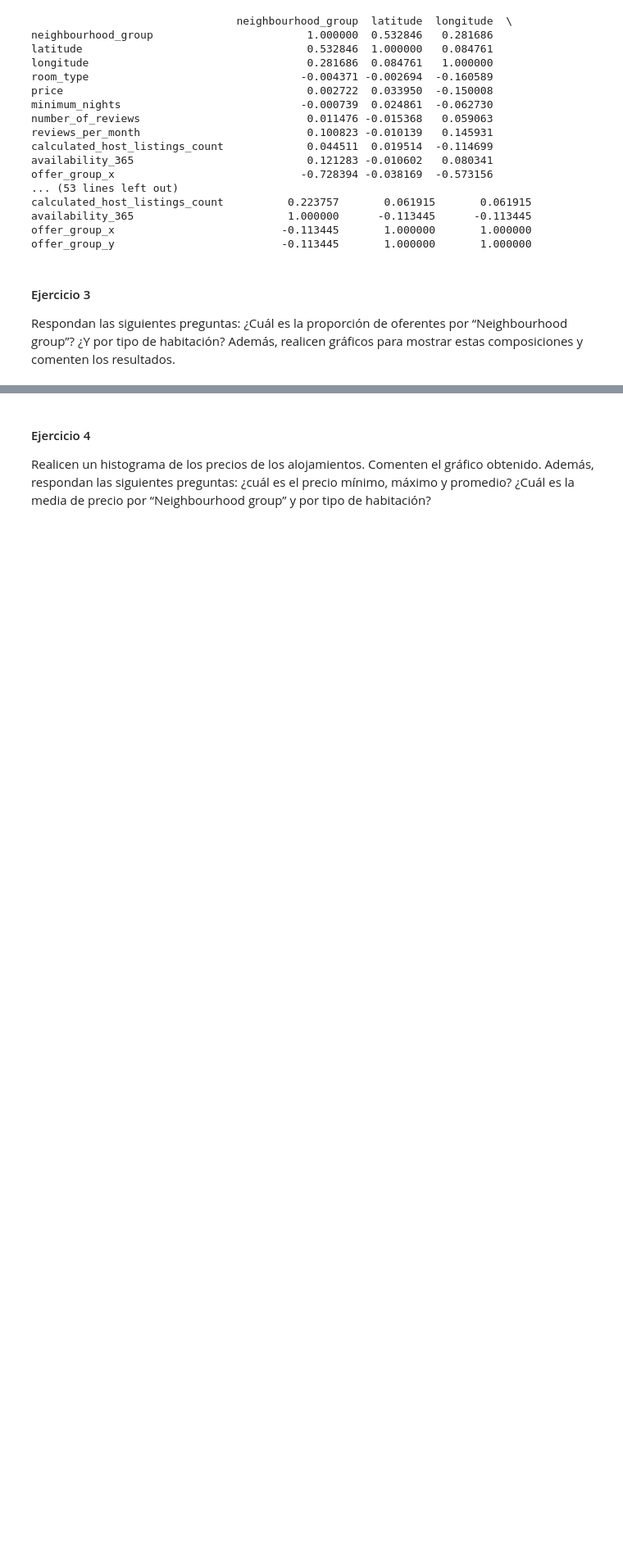
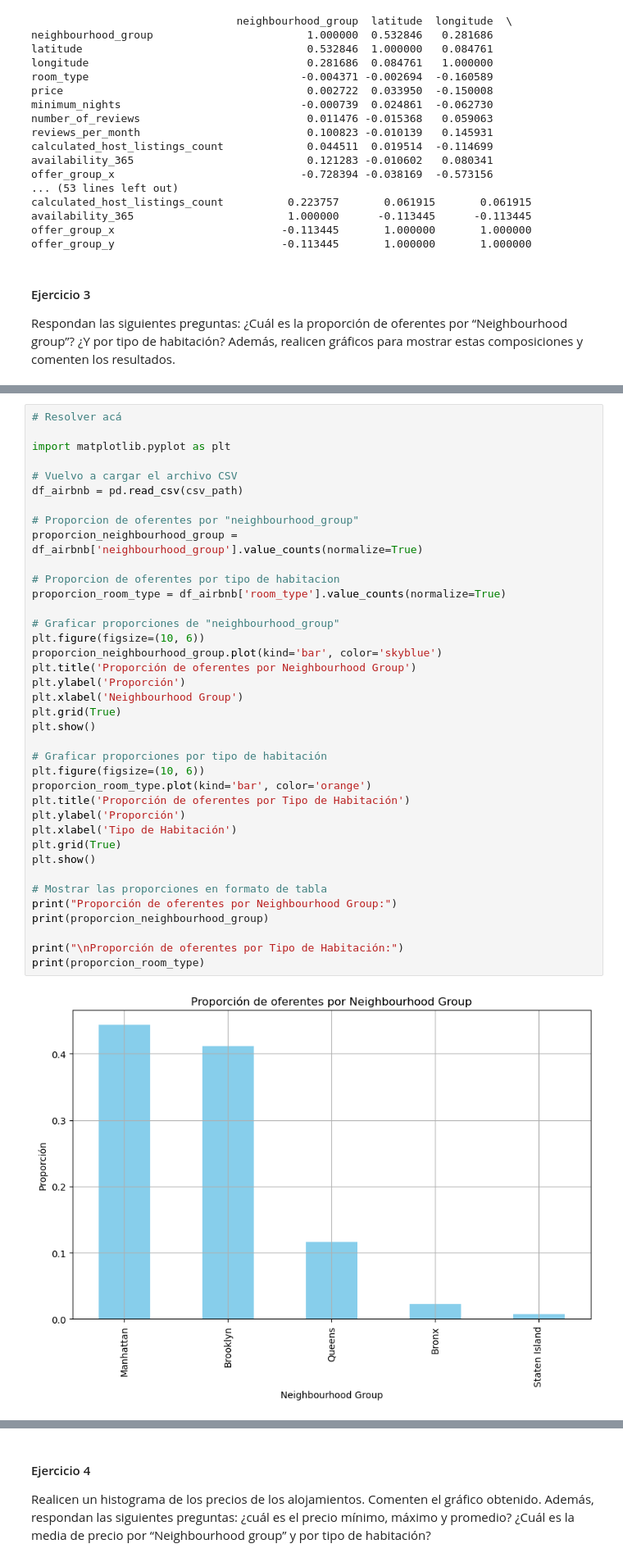
Before and after one commit to miligarofalo/CC408-T2-1, a Jupyter notebook: TP2/TP2.ipynb, the cells around one changed output, grey strips where cells are left out. Shown at 82% size. Drawn from its saved outputs; the diff is of its cells as text; blank space fills up the shorter version.

```diff
--- a/TP2/TP2.ipynb
+++ b/TP2/TP2.ipynb
@@ -145,0 +144,40 @@ Respondan las siguientes preguntas: ¿Cuál es la proporción de oferentes por
+# %%
+# Resolver acá
+
+import matplotlib.pyplot as plt
+
+# Vuelvo a cargar el archivo CSV
+df_airbnb = pd.read_csv(csv_path)
+
+# Proporcion de oferentes por "neighbourhood_group"
+proporcion_neighbourhood_group = df_airbnb['neighbourhood_group'].value_counts(normalize=True)
+
+# Proporcion de oferentes por tipo de habitacion
+proporcion_room_type = df_airbnb['room_type'].value_counts(normalize=True)
+
+# Graficar proporciones de "neighbourhood_group"
+plt.figure(figsize=(10, 6))
+proporcion_neighbourhood_group.plot(kind='bar', color='skyblue')
+plt.title('Proporción de oferentes por Neighbourhood Group')
+plt.ylabel('Proporción')
+plt.xlabel('Neighbourhood Group')
+plt.grid(True)
+plt.show()
+
+# Graficar proporciones por tipo de habitación
+plt.figure(figsize=(10, 6))
+proporcion_room_type.plot(kind='bar', color='orange')
+plt.title('Proporción de oferentes por Tipo de Habitación')
+plt.ylabel('Proporción')
+plt.xlabel('Tipo de Habitación')
+plt.grid(True)
+plt.show()
+
+# Mostrar las proporciones en formato de tabla
+print("Proporción de oferentes por Neighbourhood Group:")
+print(proporcion_neighbourhood_group)
+
+print("\nProporción de oferentes por Tipo de Habitación:")
+print(proporcion_room_type)
+# %% [output]
+[figure, added]
```
Also changed, not shown: parts of 9 cells of this notebook.
